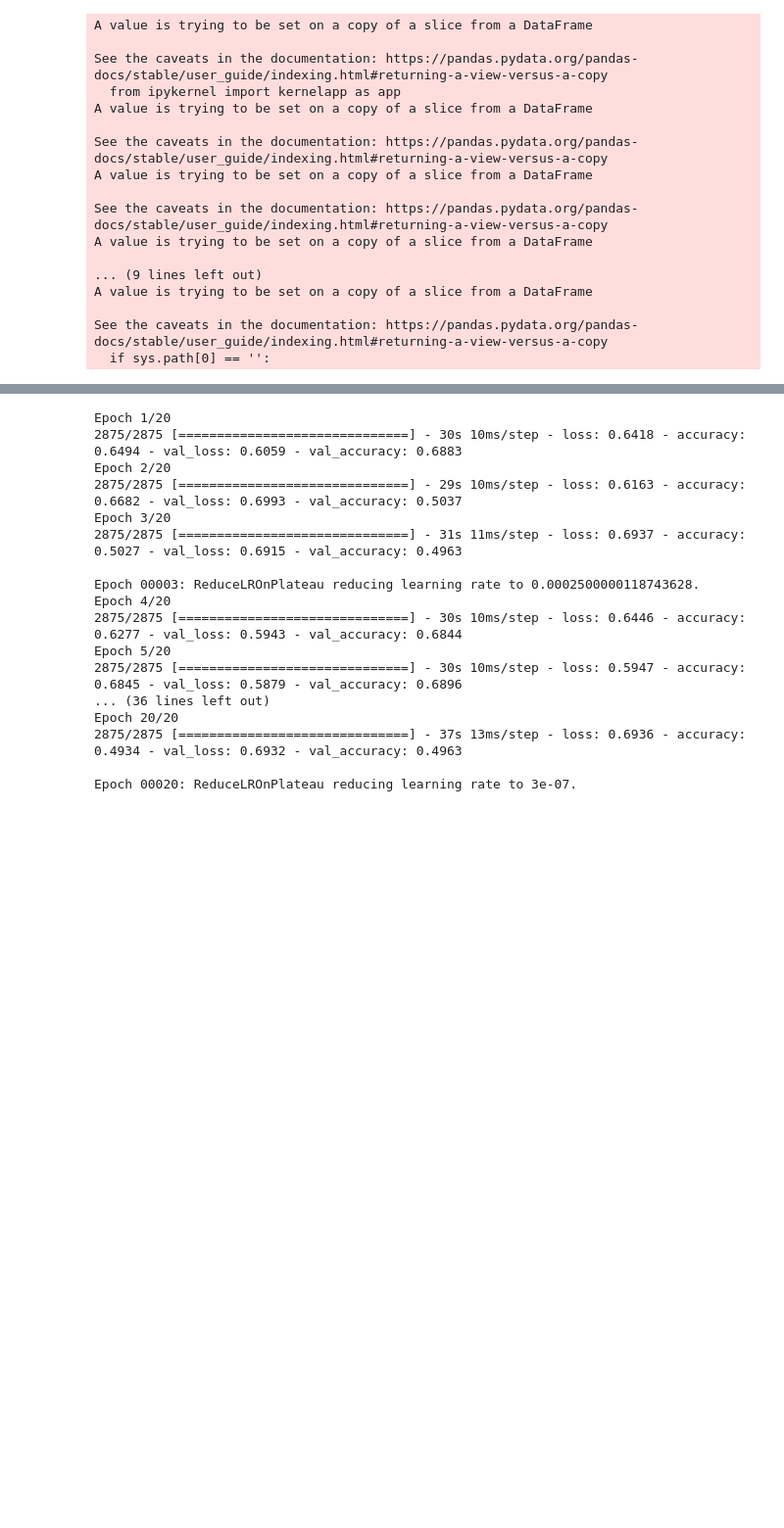
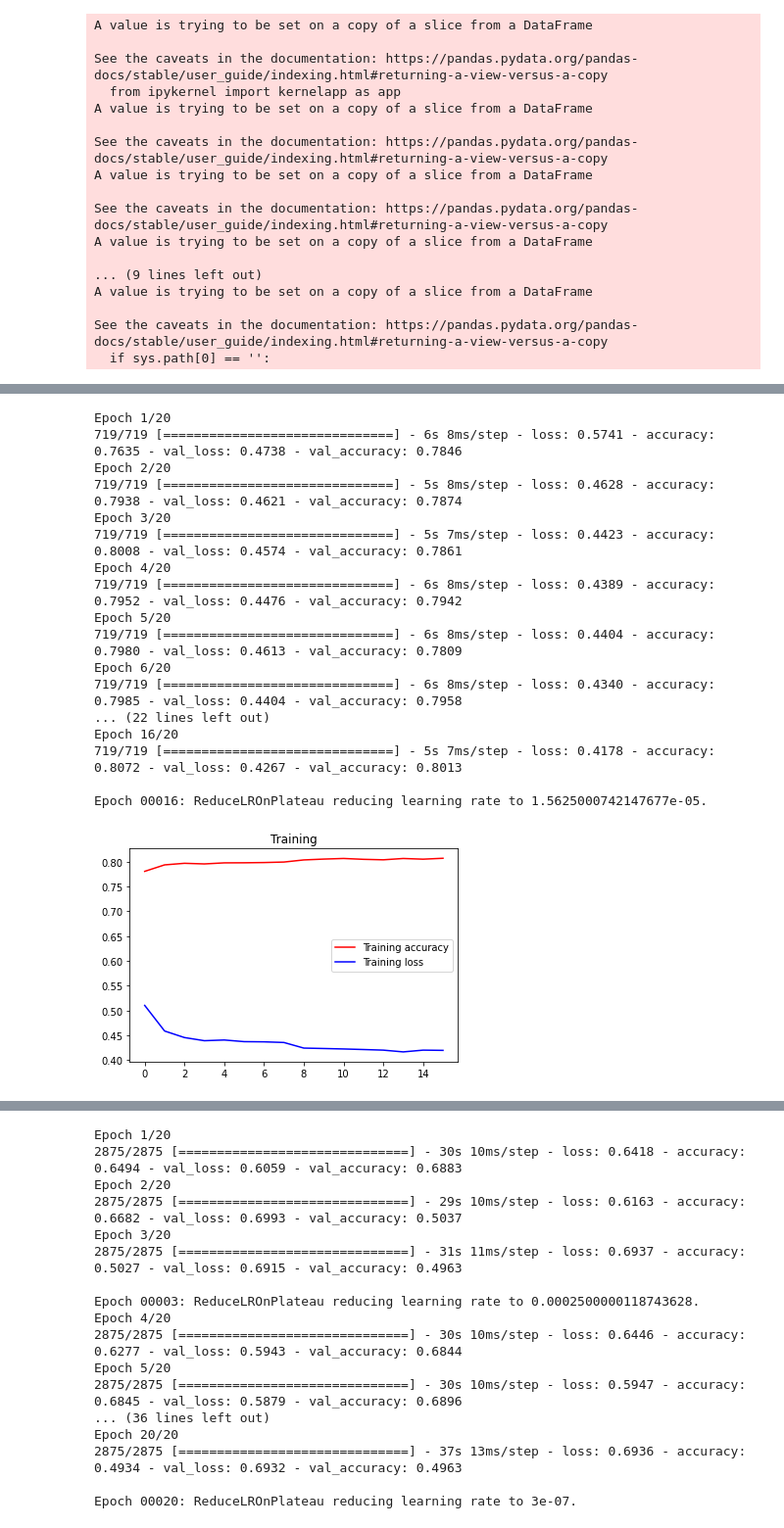
Before and after one commit to elixter/LOL_data_test, a Jupyter notebook: lol.ipynb, the cells around one changed output, grey strips where cells are left out. Shown at 98% size. Drawn from its saved outputs; the diff is of its cells as text; code cells hidden in the pictures; blank space fills up the shorter version.

```diff
--- a/lol.ipynb
+++ b/lol.ipynb
@@ -491,0 +499,80 @@ Epoch 00019: ReduceLROnPlateau reducing learning rate to 3.906250185536919e-06.
+# %%
+# 양식
+import tensorflow as tf
+from keras.callbacks import ReduceLROnPlateau
+import tensorflow_addons as tfa
+
+physical_devices = tf.config.list_physical_devices('GPU')
+tf.config.experimental.set_memory_growth(physical_devices[0], enable=True)
+
+learning_rate_reduction = ReduceLROnPlateau(monitor='val_accuracy',
+                                           patience=2,
+                                           verbose=1,
+                                           factor=0.25,
+                                           min_lr=0.0000003)
+
+early_stop = tf.keras.callbacks.EarlyStopping(monitor='loss', patience=2)
+
+model = tf.keras.Sequential([
+    tf.keras.layers.Dense(256, input_shape=(1, 58), activity_regularizer=tf.keras.regularizers.L2(0.03)),
+    tf.keras.layers.BatchNormalization(),
+    tf.keras.layers.Activation(activation='relu'),
+    # tf.keras.layers.Dense(256, activation=tf.keras.layers.LeakyReLU(alpha=0.2), activity_regularizer=tf.keras.regularizers.L2(0.03)),
+    tf.keras.layers.Dense(1, activation='sigmoid')
+])
+
+model.compile(
+    loss='binary_crossentropy',
+    optimizer=tfa.optimizers.AdamW(weight_decay=1e-4),
+    metrics=['accuracy'],
+)
+
+history = model.fit(
+    mm_df15_x[:23000].reshape(-1, 1, 58),
+    df15_y[:23000],
+    epochs=20,
+    batch_size=32,
+    validation_data=(mm_df15_x[23000:].reshape(-1, 1, 58), df15_y[23000:]),
+    callbacks=[learning_rate_reduction, early_stop],
+)
+
+acc = history.history['accuracy']
+val_acc = history.history['val_accuracy']
+loss = history.history['loss']
+val_loss = history.history['val_loss']
+
+epochs = range(len(acc))
+
+plt.title('Train graph with LSTM')
+plt.plot(epochs, acc, 'r', label='Training accuracy')
+plt.plot(epochs, loss, 'b', label='Training loss')
+plt.title('Training')
+plt.legend()
+plt.figure()
+
+plt.plot(epochs, val_acc, 'r', label='Validation Accuracy')
+plt.plot(epochs, val_loss, 'b', label='Validation Loss')
+plt.title('Validation')
+plt.legend()
+
+plt.show()
+plt.close()
+# %% [output]
+Epoch 1/20
+719/719 [==============================] - 6s 8ms/step - loss: 0.5741 - accuracy: 0.7635 - val_loss: 0.4738 - val_accuracy: 0.7846
+Epoch 2/20
+719/719 [==============================] - 5s 8ms/step - loss: 0.4628 - accuracy: 0.7938 - val_loss: 0.4621 - val_accuracy: 0.7874
+Epoch 3/20
+719/719 [==============================] - 5s 7ms/step - loss: 0.4423 - accuracy: 0.8008 - val_loss: 0.4574 - val_accuracy: 0.7861
+Epoch 4/20
+719/719 [==============================] - 6s 8ms/step - loss: 0.4389 - accuracy: 0.7952 - val_loss: 0.4476 - val_accuracy: 0.7942
+Epoch 5/20
+719/719 [==============================] - 6s 8ms/step - loss: 0.4404 - accuracy: 0.7980 - val_loss: 0.4613 - val_accuracy: 0.7809
+Epoch 6/20
+719/719 [==============================] - 6s 8ms/step - loss: 0.4340 - accuracy: 0.7985 - val_loss: 0.4404 - val_accuracy: 0.7958
+... (22 lines left out)
+Epoch 16/20
+719/719 [==============================] - 5s 7ms/step - loss: 0.4178 - accuracy: 0.8072 - val_loss: 0.4267 - val_accuracy: 0.8013
+
+Epoch 00016: ReduceLROnPlateau reducing learning rate to 1.5625000742147677e-05.
+[figure, added]
```
Also changed, not shown: parts of 8 cells of this notebook.
